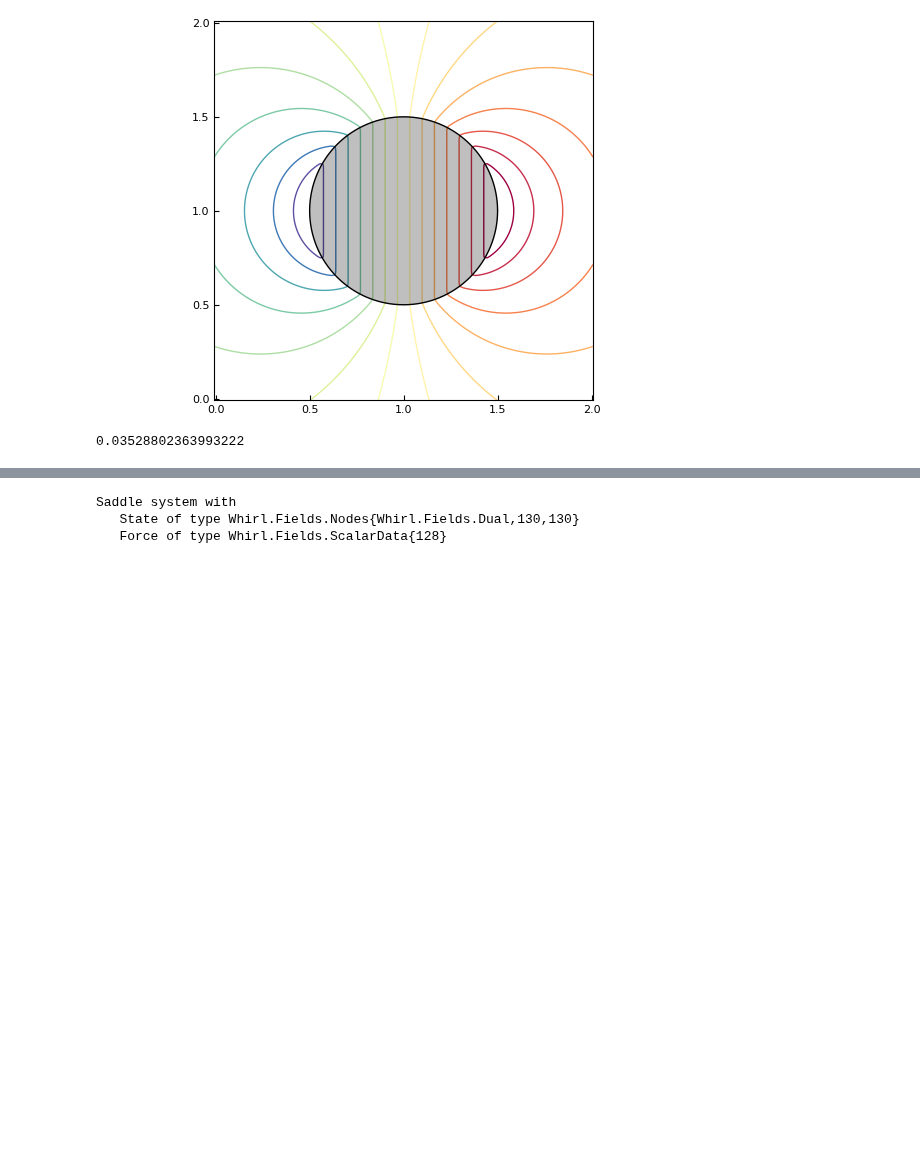
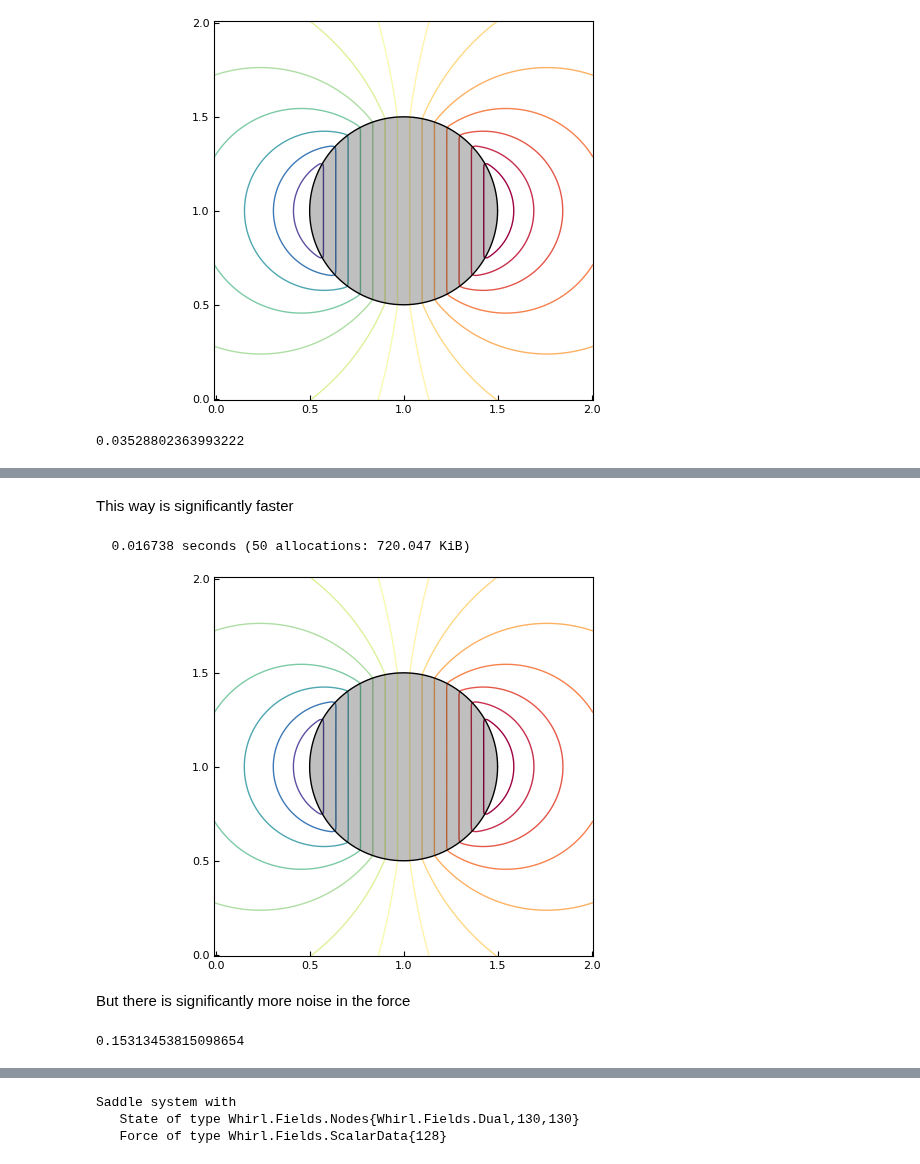
Before and after one commit to JuliaIBPM/ViscousFlow.jl, a Jupyter notebook: examples/Saddle point problems.ipynb, the cells around one changed output, grey strips where cells are left out. Drawn from its saved outputs; the diff is of its cells as text; code cells hidden in the pictures; blank space fills up the shorter version.

```diff
--- a/examples/Saddle point problems.ipynb
+++ b/examples/Saddle point problems.ipynb
@@ -71,0 +73,22 @@ errinf = norm(f./ds-fex,Inf)
+# %% [markdown]
+This way is significantly faster
+# %%
+ψb = ScalarData(X);
+w = Nodes(Dual,(nx,ny));
+ψb .= -(xb[1:n]-1);
+f .= ones(Float64,n)*ds;
+ψ = Nodes(Dual,w);
+@time ψ,f = PSstore\(w,ψb)
+xg,yg = coordinates(ψ,dx=dx)
+plot(xg,yg,ψ)
+plot!(xb,yb,fillcolor=:black,fillrange=0,fillalpha=0.25,linecolor=:black)
+# %% [output]
+  0.016738 seconds (50 allocations: 720.047 KiB)
+[figure, added]
+# %% [markdown]
+But there is significantly more noise in the force
+# %%
+fex = -2*cos.(θ[1:n]);
+errinf = norm(f./ds-fex,Inf)
+# %% [output]
+0.15313453815098654
```
Also changed, not shown: parts of 18 cells of this notebook, 1 other file.
